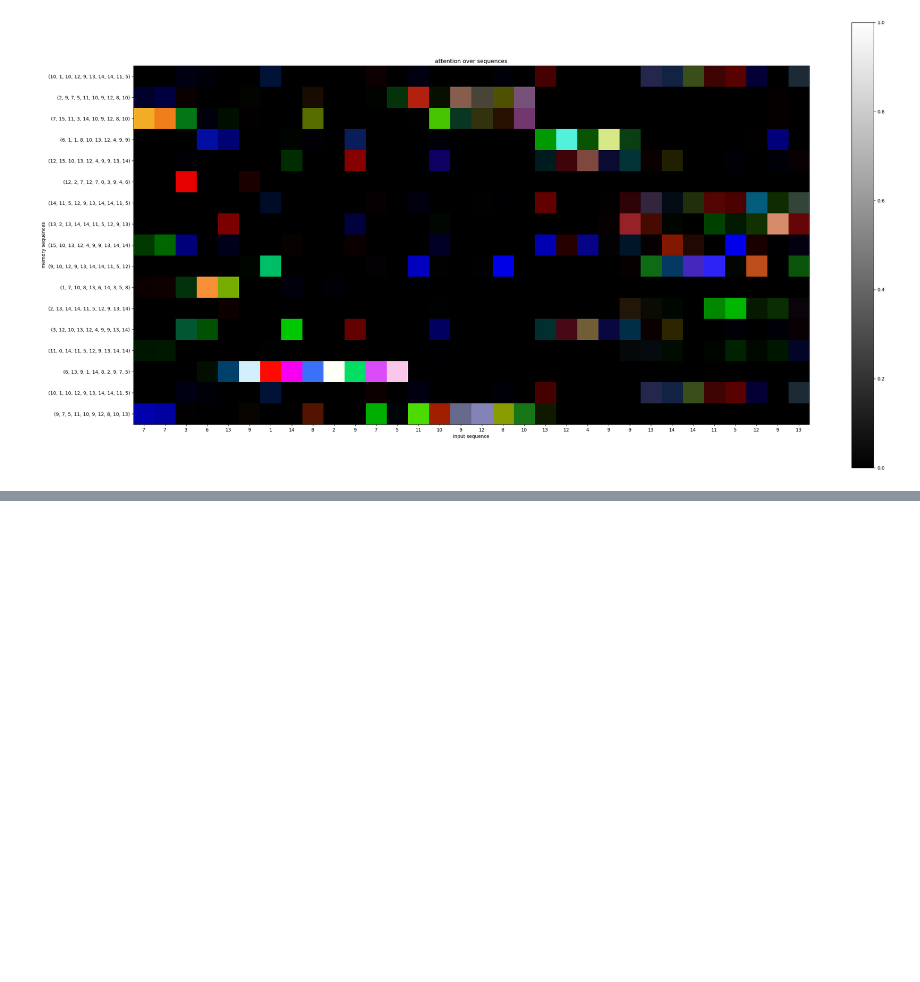
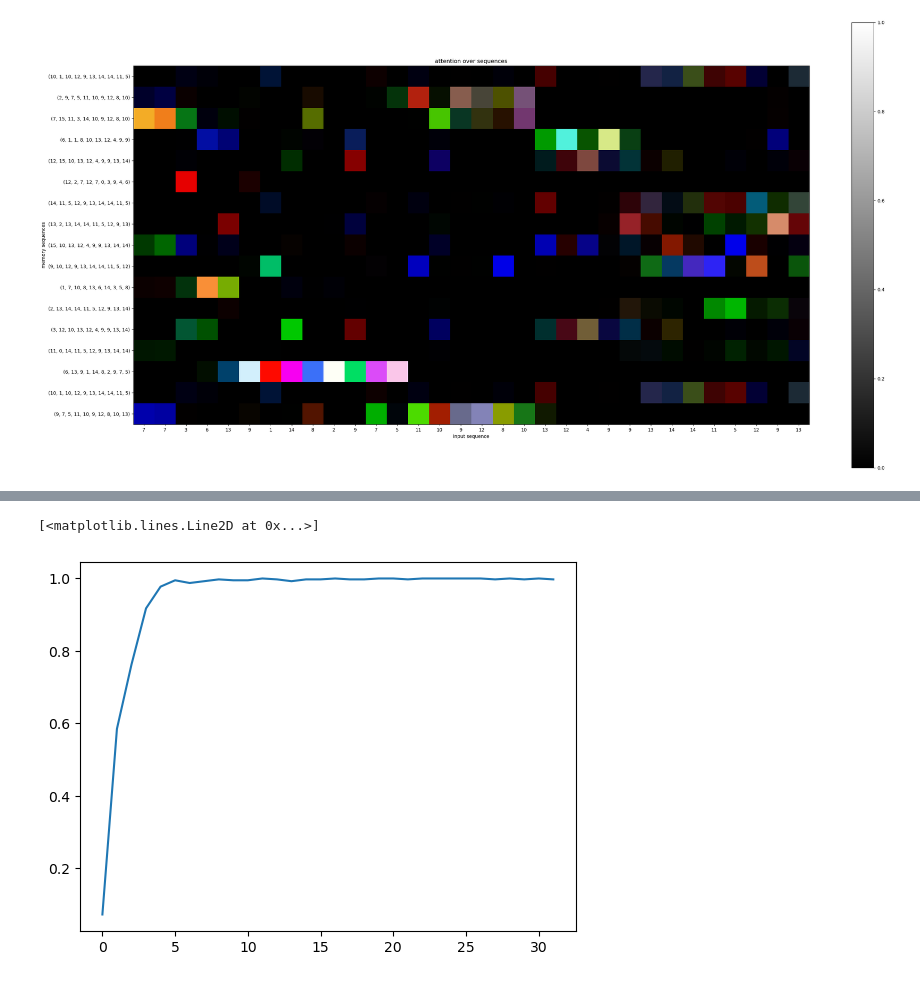
Before and after one commit to Awni00/hierarchical-attention-external-memory, a Jupyter notebook: kernel_model_experiments/dev_memory_retrieval_inductive_biases.ipynb, the cells around one changed output, grey strips where cells are left out. Drawn from its saved outputs; the diff is of its cells as text; code cells hidden in the pictures; blank space fills up the shorter version.

```diff
--- a/kernel_model_experiments/dev_memory_retrieval_inductive_biases.ipynb
+++ b/kernel_model_experiments/dev_memory_retrieval_inductive_biases.ipynb
@@ -353,0 +492,7 @@ y: [ 7  3  6 13  9  1 14  8  2  9  7  5 11 10  9 12  8 10 13 12  4  9  9 13
+# %%
+# plot accuracy as a function of position in sequence
+preds = memory_model1.predict(test_ds)
+preds = np.argmax(preds, axis=-1)
+acc_by_pos = np.mean(preds == seqs_y_test, axis=0)
+plt.plot(acc_by_pos)
+# %% [output]
@@ -353,0 +500,2 @@ y: [ 7  3  6 13  9  1 14  8  2  9  7  5 11 10  9 12  8 10 13 12  4  9  9 13
+[<matplotlib.lines.Line2D at 0x...>]
+[figure, added]
```
Also changed, not shown: parts of 10 cells of this notebook.
